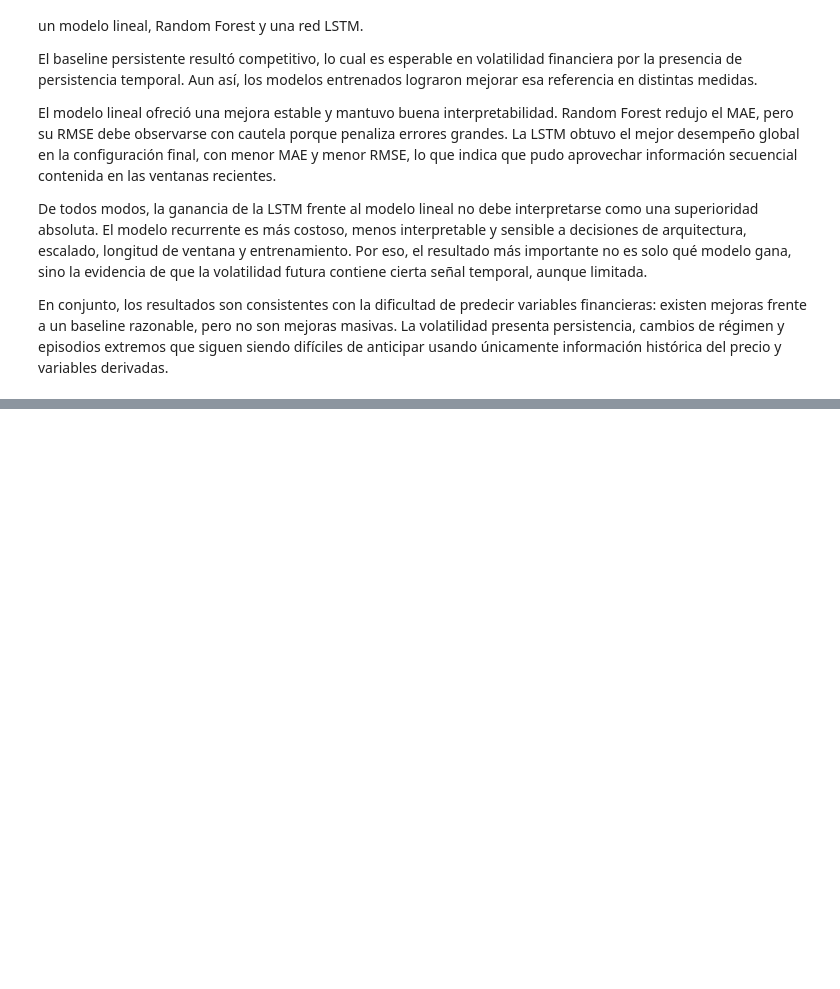
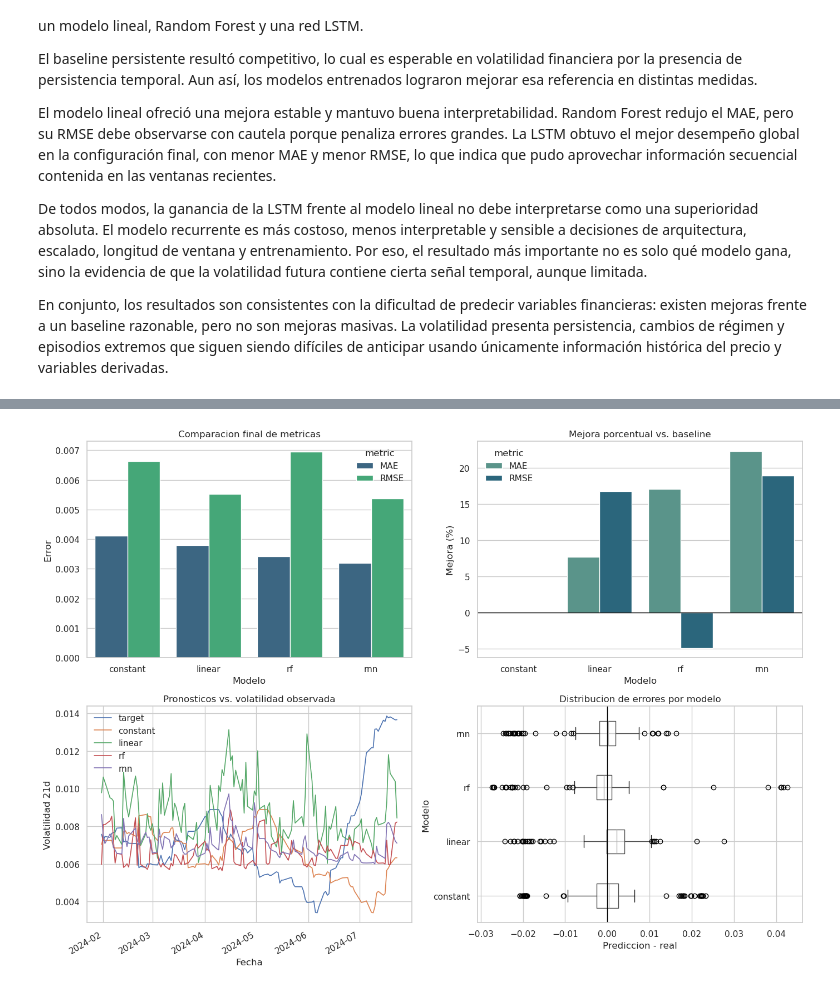
Before and after one commit to sbiagiola/AST_TPFINAL, a Jupyter notebook: 02_modelado.ipynb, the cells around one changed output, grey strips where cells are left out. Drawn from its saved outputs; the diff is of its cells as text; code cells hidden in the pictures; blank space fills up the shorter version.

Commit message:
feat: reorganize modeling notebook and add result visualizations

```diff
--- a/02_modelado.ipynb
+++ b/02_modelado.ipynb
@@ -722,0 +703,35 @@ En conjunto, los resultados son consistentes con la dificultad de predecir varia
+# %%
+presentation_window = aligned_preds_df.iloc[:120].copy()
+
+fig, axes = plt.subplots(2, 2, figsize=(14, 10))
+
+metric_values = aligned_metrics_df.loc[["MAE", "RMSE"]].T.reset_index().rename(columns={"index": "model"})
+metric_long = metric_values.melt(id_vars="model", var_name="metric", value_name="value")
+sns.barplot(data=metric_long, x="model", y="value", hue="metric", ax=axes[0, 0], palette="viridis")
+axes[0, 0].set_title("Comparacion final de metricas")
+axes[0, 0].set_xlabel("Modelo")
+axes[0, 0].set_ylabel("Error")
+
+improvement_values = aligned_improvement_df.loc[["MAE", "RMSE"]].T.reset_index().rename(columns={"index": "model"})
+improvement_long = improvement_values.melt(id_vars="model", var_name="metric", value_name="value")
+sns.barplot(data=improvement_long, x="model", y="value", hue="metric", ax=axes[0, 1], palette="crest")
+axes[0, 1].axhline(0, color="black", linewidth=1)
+axes[0, 1].set_title("Mejora porcentual vs. baseline")
+axes[0, 1].set_xlabel("Modelo")
+axes[0, 1].set_ylabel("Mejora (%)")
+
+presentation_window[["target", "constant", "linear", "rf", "rnn"]].plot(ax=axes[1, 0], linewidth=1.2)
+axes[1, 0].set_title("Pronosticos vs. volatilidad observada")
+axes[1, 0].set_xlabel("Fecha")
+axes[1, 0].set_ylabel("Volatilidad 21d")
+
+residuals_df[model_cols].boxplot(ax=axes[1, 1], vert=False)
+axes[1, 1].axvline(0, color="black", linewidth=1)
+axes[1, 1].set_title("Distribucion de errores por modelo")
+axes[1, 1].set_xlabel("Prediccion - real")
+axes[1, 1].set_ylabel("Modelo")
+
+plt.tight_layout()
+plt.show()
+# %% [output]
+[figure, added]
```
Also changed, not shown: parts of 2 cells of this notebook.
